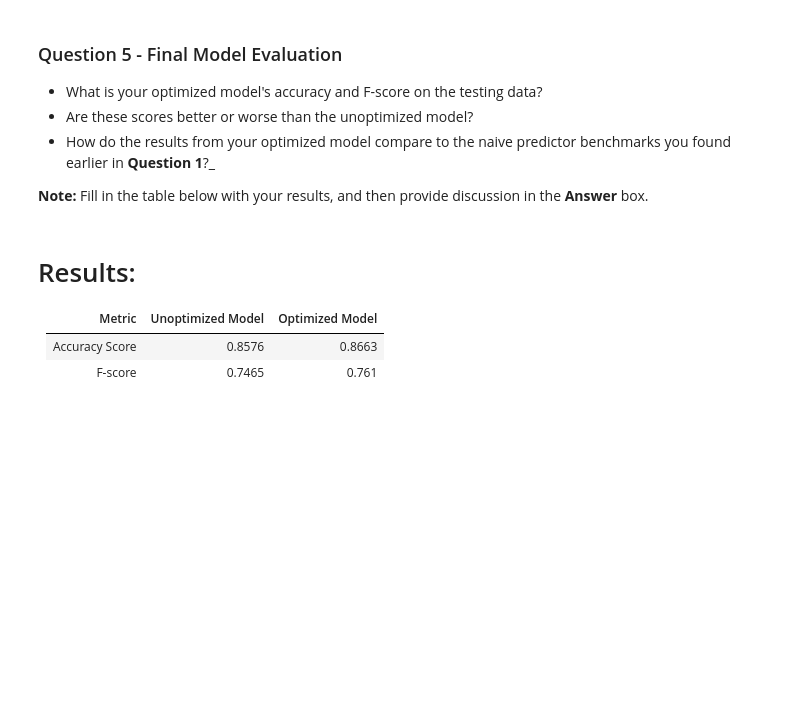
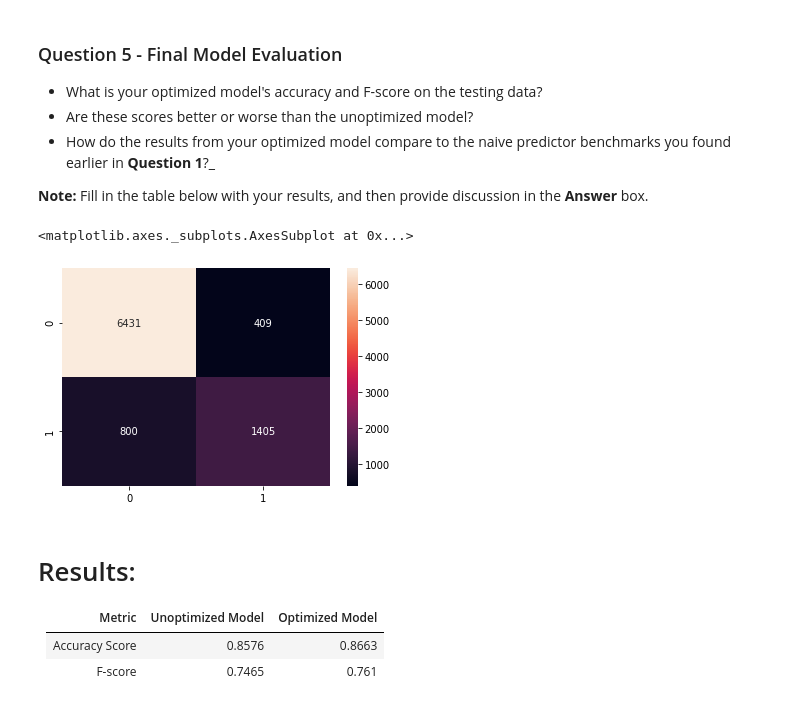
Before and after one commit to HungUnicorn/DSND_Term1, a Jupyter notebook: projects/p1_charityml/finding_donors.ipynb, the cells around one changed output. Drawn from its saved outputs; the diff is of its cells as text; code cells hidden in the pictures; blank space fills up the shorter version.

```diff
--- a/projects/p1_charityml/finding_donors.ipynb
+++ b/projects/p1_charityml/finding_donors.ipynb
@@ -532,6 +532,15 @@ Final F-score on the testing data: 0.7610
 * How do the results from your optimized model compare to the naive predictor benchmarks you found earlier in **Question 1**?_
 
 **Note:** Fill in the table below with your results, and then provide discussion in the **Answer** box.
+# %%
+from sklearn.metrics import confusion_matrix
+import seaborn as sns
+%matplotlib inline
+pred = best_clf.predict(X_test)
+sns.heatmap(confusion_matrix(y_test, pred), annot = True, fmt = '')
+# %% [output]
+<matplotlib.axes._subplots.AxesSubplot at 0x...>
+[figure, added]
 # %% [markdown]
 # Results:
 
```
Also changed, not shown: parts of 7 cells of this notebook.
